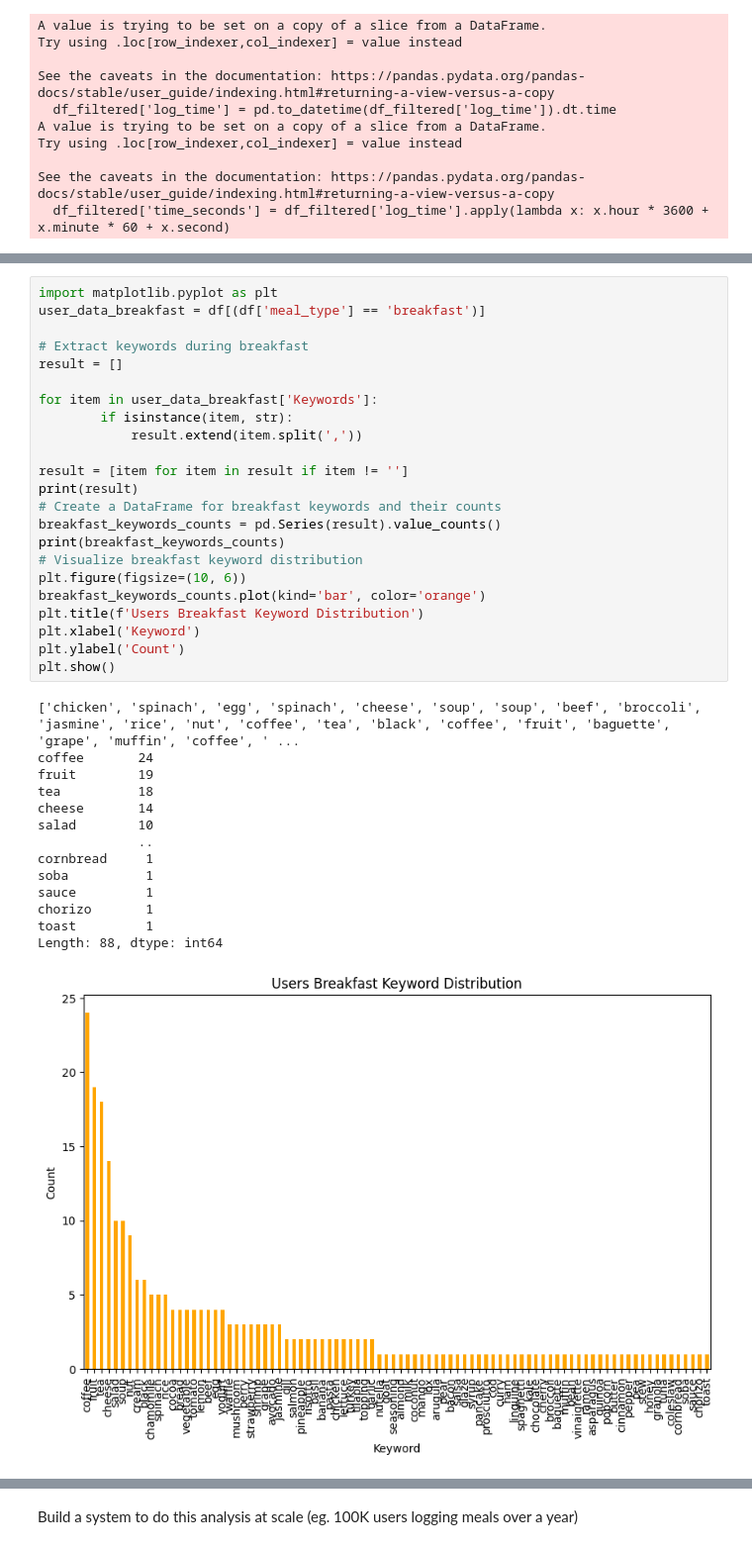
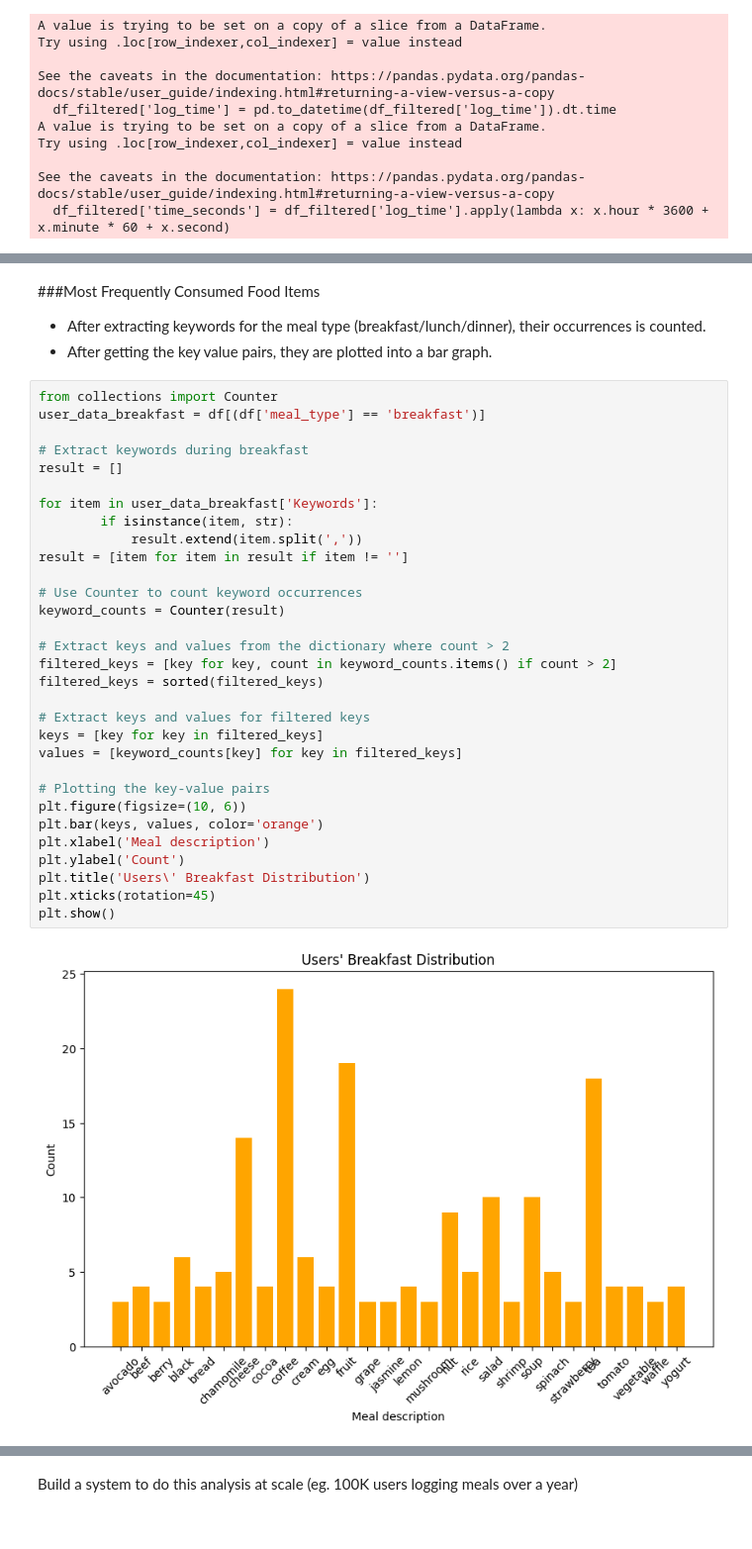
Before and after one commit to ShrutiK23/Meal_Behaviour_Analysis, a Jupyter notebook: Meal_Behaviour_Analysis.ipynb, the cells around one changed output, grey strips where cells are left out. Shown at 99% size. Cells and saved outputs as stored; diff of their text form.

```diff
--- a/Meal_Behaviour_Analysis.ipynb
+++ b/Meal_Behaviour_Analysis.ipynb
@@ -283,38 +158,39 @@ Most frequently consumed food items
+# %% [markdown]
+###Most Frequently Consumed Food Items
+
+
+*   After extracting keywords for the meal type (breakfast/lunch/dinner), their occurrences is counted.
+*   After getting the key value pairs, they are plotted into a bar graph.
 # %%
-import matplotlib.pyplot as plt
+from collections import Counter
 user_data_breakfast = df[(df['meal_type'] == 'breakfast')]
 
 # Extract keywords during breakfast
 result = []
 
 for item in user_data_breakfast['Keywords']:
         if isinstance(item, str):
             result.extend(item.split(','))
+result = [item for item in result if item != '']
 
-result = [item for item in result if item != '']
-print(result)
-# Create a DataFrame for breakfast keywords and their counts
-breakfast_keywords_counts = pd.Series(result).value_counts()
-print(breakfast_keywords_counts)
-# Visualize breakfast keyword distribution
+# Use Counter to count keyword occurrences
+keyword_counts = Counter(result)
+
+# Extract keys and values from the dictionary where count > 2
+filtered_keys = [key for key, count in keyword_counts.items() if count > 2]
+filtered_keys = sorted(filtered_keys)
+
+# Extract keys and values for filtered keys
+keys = [key for key in filtered_keys]
+values = [keyword_counts[key] for key in filtered_keys]
+
+# Plotting the key-value pairs
 plt.figure(figsize=(10, 6))
-breakfast_keywords_counts.plot(kind='bar', color='orange')
-plt.title(f'Users Breakfast Keyword Distribution')
-plt.xlabel('Keyword')
+plt.bar(keys, values, color='orange')
+plt.xlabel('Meal description')
 plt.ylabel('Count')
+plt.title('Users\' Breakfast Distribution')
+plt.xticks(rotation=45)
 plt.show()
 # %% [output]
-['chicken', 'spinach', 'egg', 'spinach', 'cheese', 'soup', 'soup', 'beef', 'broccoli', 'jasmine', 'rice', 'nut', 'coffee', 'tea', 'black', 'coffee', 'fruit', 'baguette', 'grape', 'muffin', 'coffee', ' ...
-coffee       24
-fruit        19
-tea          18
-cheese       14
-salad        10
-             ..
-cornbread     1
-soba          1
-sauce         1
-chorizo       1
-toast         1
-Length: 88, dtype: int64
-[figure, old version]
+[figure, new version]
```
Also changed, not shown: parts of 31 cells of this notebook.
